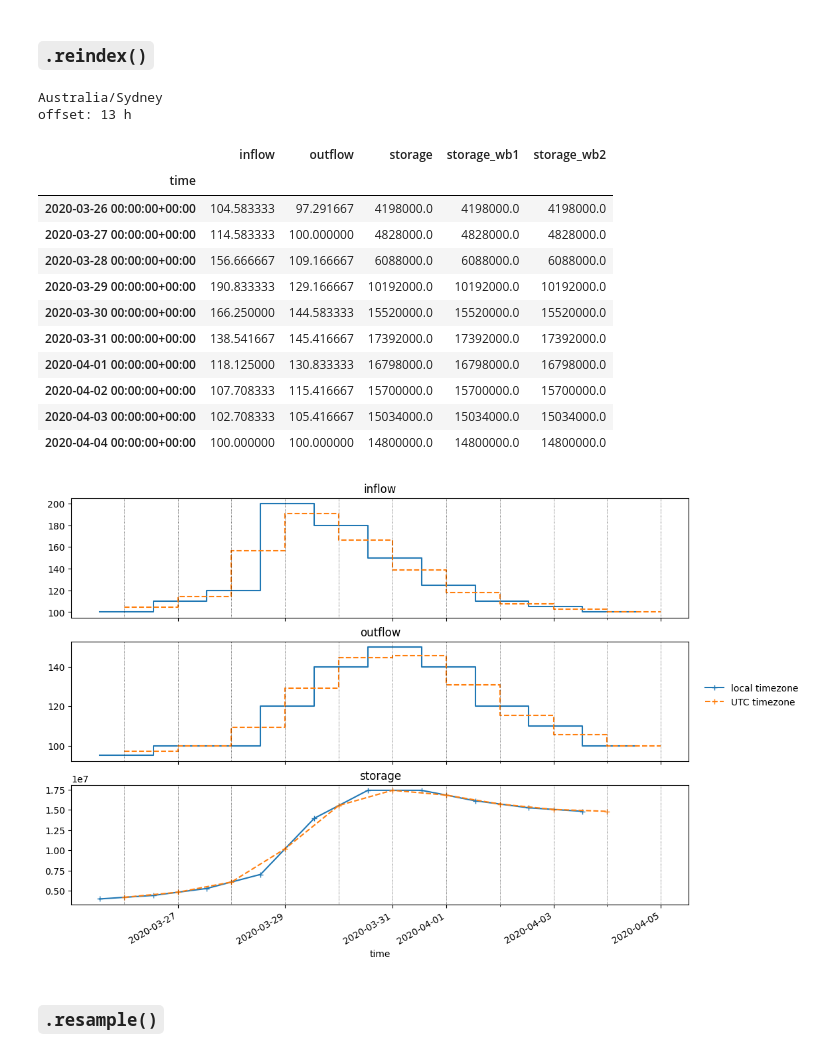
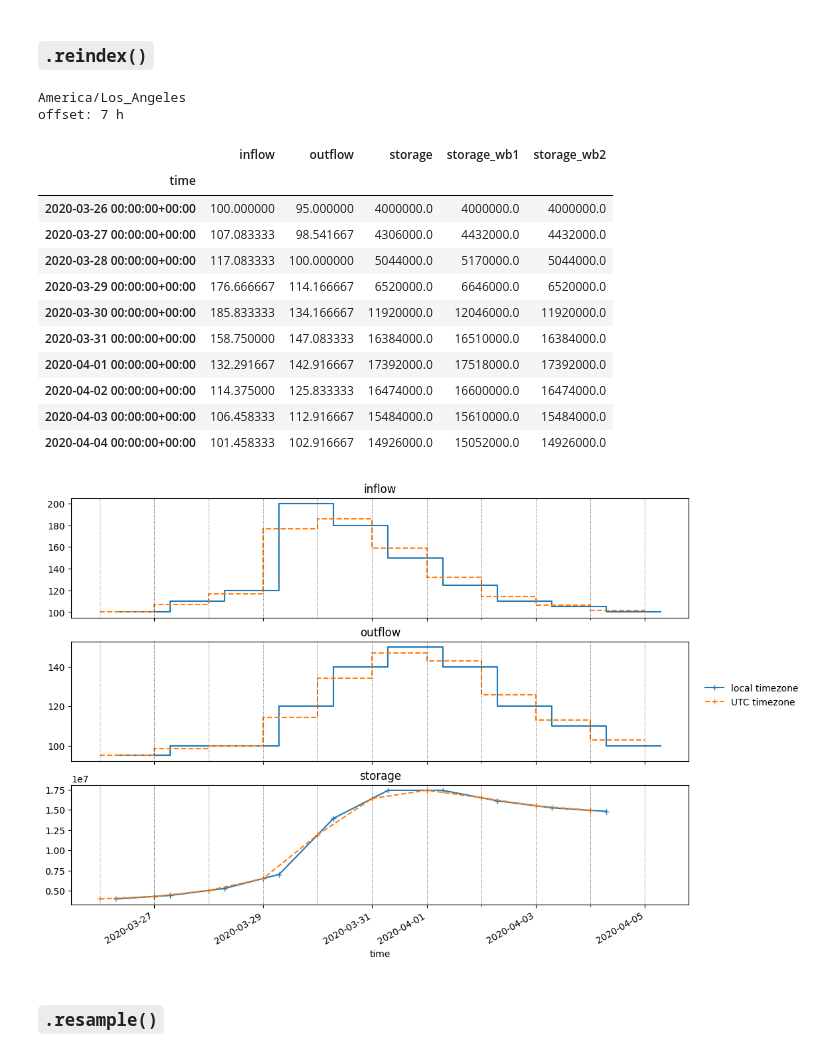
Before and after one commit to casadoj/lisflood-reservoirs, a Jupyter notebook: notebook/ResOpsUS/dataset/convert_timezone.ipynb, the cells around one changed output. Cells and saved outputs as stored; diff of their text form; code cells hidden in the pictures.

```diff
--- a/notebook/ResOpsUS/dataset/convert_timezone.ipynb
+++ b/notebook/ResOpsUS/dataset/convert_timezone.ipynb
@@ -43,9 +43,9 @@ ts.index.name = 'time'
 lon = -121
 lat = 37
 
-# Australia
-lon = 150
-lat = -30
+# # Australia
+# lon = 150
+# lat = -30
 
 # # Madrid
 # lon = -3.5
@@ -57,46 +57,46 @@ lat = -30
 
 # convert time series to UTC (with offset)
 ts_utc = convert_to_utc(lon, lat, ts)
 print(convert_to_utc.local_tz)
 print(f'offset: {convert_to_utc.offset} h')
 
 # calculate storage by water balance
 ts_utc['storage'] = water_balance_iterative(Vo, ts_utc.inflow, ts_utc.outflow)
 
 # interpolate values to 00 UTC
 ts_reindex = reindex_to_00utc(ts_utc)
 
 # compute storage by water balance
 ts_reindex['storage_wb1'] = water_balance_iterative(
     ts_reindex.storage.iloc[0],
     ts_reindex.inflow,
     ts_reindex.outflow
 )
 ts_reindex['storage_wb2'] = water_balance_timestep(
     ts_reindex.storage,
     ts_reindex.inflow,
     ts_reindex.outflow
 )
 
 plot_tz_conversion(ts_utc, ts_reindex)
 
 ts_reindex
 # %% [output]
-Australia/Sydney
-offset: 13 h
+America/Los_Angeles
+offset: 7 h
 |  | inflow | outflow | storage | storage_wb1 | storage_wb2 |
 | time |  |  |  |  |  |
-| 2020-03-26 00:00:00+00:00 | 104.583333 | 97.291667 | 4198000.0 | 4198000.0 | 4198000.0 |
-| 2020-03-27 00:00:00+00:00 | 114.583333 | 100.000000 | 4828000.0 | 4828000.0 | 4828000.0 |
-| 2020-03-28 00:00:00+00:00 | 156.666667 | 109.166667 | 6088000.0 | 6088000.0 | 6088000.0 |
-| 2020-03-29 00:00:00+00:00 | 190.833333 | 129.166667 | 10192000.0 | 10192000.0 | 10192000.0 |
-| 2020-03-30 00:00:00+00:00 | 166.250000 | 144.583333 | 15520000.0 | 15520000.0 | 15520000.0 |
-| 2020-03-31 00:00:00+00:00 | 138.541667 | 145.416667 | 17392000.0 | 17392000.0 | 17392000.0 |
-| 2020-04-01 00:00:00+00:00 | 118.125000 | 130.833333 | 16798000.0 | 16798000.0 | 16798000.0 |
-| 2020-04-02 00:00:00+00:00 | 107.708333 | 115.416667 | 15700000.0 | 15700000.0 | 15700000.0 |
-| 2020-04-03 00:00:00+00:00 | 102.708333 | 105.416667 | 15034000.0 | 15034000.0 | 15034000.0 |
-| 2020-04-04 00:00:00+00:00 | 100.000000 | 100.000000 | 14800000.0 | 14800000.0 | 14800000.0 |
+| 2020-03-26 00:00:00+00:00 | 100.000000 | 95.000000 | 4000000.0 | 4000000.0 | 4000000.0 |
+| 2020-03-27 00:00:00+00:00 | 107.083333 | 98.541667 | 4306000.0 | 4432000.0 | 4432000.0 |
+| 2020-03-28 00:00:00+00:00 | 117.083333 | 100.000000 | 5044000.0 | 5170000.0 | 5044000.0 |
+| 2020-03-29 00:00:00+00:00 | 176.666667 | 114.166667 | 6520000.0 | 6646000.0 | 6520000.0 |
+| 2020-03-30 00:00:00+00:00 | 185.833333 | 134.166667 | 11920000.0 | 12046000.0 | 11920000.0 |
+| 2020-03-31 00:00:00+00:00 | 158.750000 | 147.083333 | 16384000.0 | 16510000.0 | 16384000.0 |
+| 2020-04-01 00:00:00+00:00 | 132.291667 | 142.916667 | 17392000.0 | 17518000.0 | 17392000.0 |
+| 2020-04-02 00:00:00+00:00 | 114.375000 | 125.833333 | 16474000.0 | 16600000.0 | 16474000.0 |
+| 2020-04-03 00:00:00+00:00 | 106.458333 | 112.916667 | 15484000.0 | 15610000.0 | 15484000.0 |
+| 2020-04-04 00:00:00+00:00 | 101.458333 | 102.916667 | 14926000.0 | 15052000.0 | 14926000.0 |
-[figure, old version]
+[figure, new version]
 # %% [markdown]
 ### `.resample()`
 # %%
```
